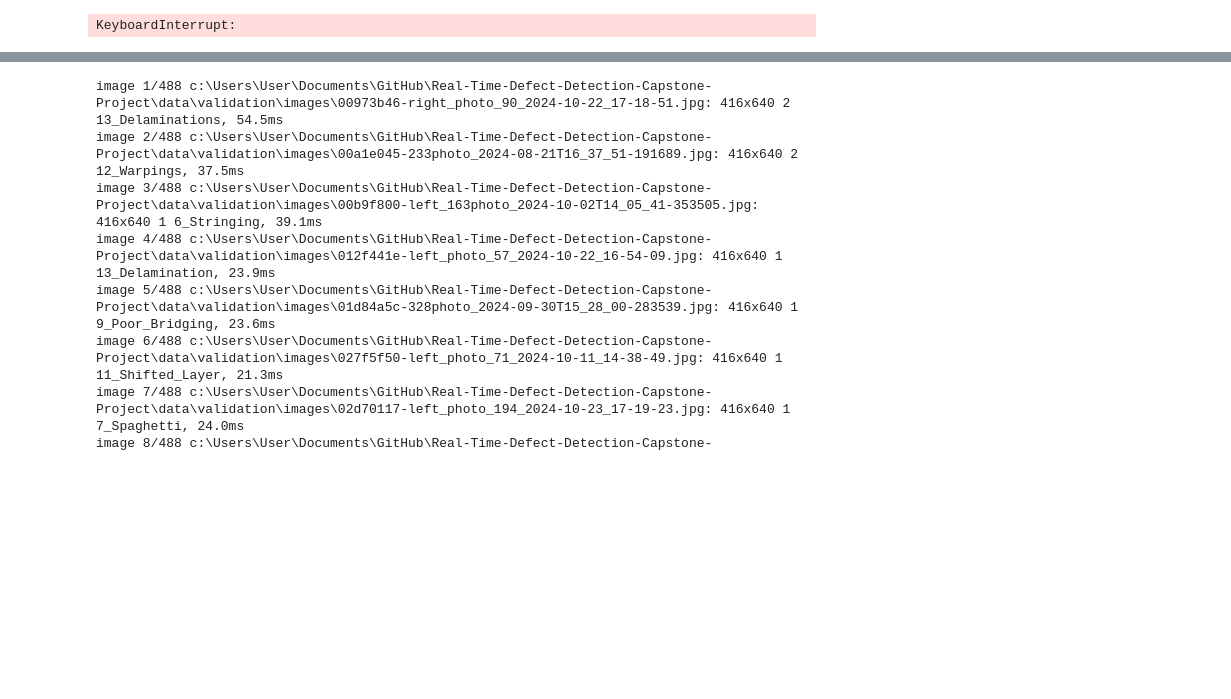
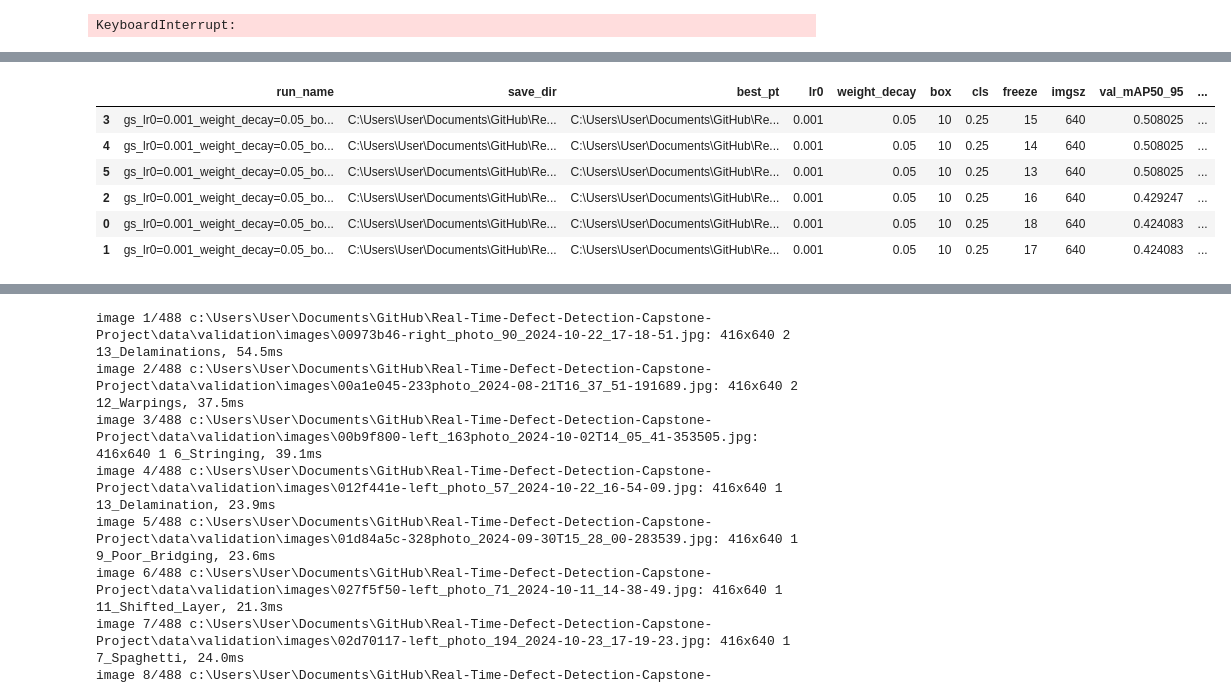
Before and after one commit to gungorman/Real-Time-Defect-Detection-Capstone-Project, a Jupyter notebook: traning_loop.ipynb, the cells around one changed output, grey strips where cells are left out. Drawn from its saved outputs; the diff is of its cells as text; code cells hidden in the pictures; blank space fills up the shorter version.

```diff
--- a/traning_loop.ipynb
+++ b/traning_loop.ipynb
@@ -307,3 +307,91 @@ Freezing layer 'model.16.bn.weight'
 Freezing layer 'model.16.bn.bias'
 Freezing layer 'model.22.dfl.conv.weight'
 KeyboardInterrupt:
+# %%
+from ultralytics import YOLO
+from pathlib import Path
+import itertools
+import pandas as pd
+import time
+
+# CONFIG
+DATA_YAML = "data/data.yaml"
+BASE_MODEL = "yolov8s.pt"
+DEVICE = 0
+PROJECT = "runs/final_gridsearch"
+GRID_EPOCHS = 15
+FIXED_IMGSZ = 640
+SEED = 42
+
+# GRID SETUP
+grid = {
+    "lr0": [0.001],
+    "weight_decay": [0.05],
+    "box": [10],
+    "cls": [0.25],
+    "freeze": [18, 17, 16, 15, 14, 13]
+}
+
+Path(PROJECT).mkdir(parents=True, exist_ok=True)
+
+keys = list(grid.keys())
+combos = list(itertools.product(*[grid[k] for k in keys]))
+print(f"Total runs: {len(combos)}")
+
+rows = []
+t0 = time.time()
+
+for i, values in enumerate(combos, start=1):
+    params = dict(zip(keys, values))
+    run_name = "gs_" + "_".join([f"{k}={v}" for k, v in params.items()])
+
+    print(f"\n[{i}/{len(combos)}] Training: {run_name}")
+    model = YOLO(BASE_MODEL)
+
+    train_results = model.train(
+        data=DATA_YAML,
+        epochs=GRID_EPOCHS,
+        imgsz=FIXED_IMGSZ,
+        lr0=params["lr0"],
+        weight_decay=params["weight_decay"],
+        optimizer="AdamW",
+        box=params["box"],
+        freeze=params["freeze"],
+        batch=16,
+        device=DEVICE,
+        seed=SEED,
+        deterministic=True,
+        project=PROJECT,
+        name=run_name,
+        plots=False,           # faster
+        save=True,
+        val=True,
+        patience=4            # early stopping helps speed grid search
+    )
+
+# After training, evaluate the best checkpoint on val to get a clean final score
+    best_path = Path(model.trainer.save_dir) / "weights" / "best.pt"
+    best_model = YOLO(str(best_path))
+    val_metrics = best_model.val(data=DATA_YAML, split="val", device=DEVICE, plots=False)
+
+    # Extract metrics (these attribute names are stable in Ultralytics v8.x)
+    row = {
+        "run_name": run_name,
+        "save_dir": str(model.trainer.save_dir),
+        "best_pt": str(best_path),
+        **params,
+        "imgsz": params.get("imgsz", FIXED_IMGSZ),
+        "val_mAP50_95": float(val_metrics.box.map),     # mAP@[.5:.95]
+        "val_mAP50": float(val_metrics.box.map50),      # mAP@.5
+        "val_precision": float(val_metrics.box.mp),     # mean precision
+        "val_recall": float(val_metrics.box.mr),        # mean recall
+    }
+    rows.append(row)
+
+ # Write partial results continuously (so you don’t lose progress)
+    df = pd.DataFrame(rows).sort_values("val_mAP50_95", ascending=False)
+    df.to_csv(Path(PROJECT) / "grid_results.csv", index=False)
+
+print(f"\nDone in {(time.time()-t0)/60:.1f} minutes.")
+df.head(10)
+# %% [output]
@@ -310,3 +440,10 @@ KeyboardInterrupt:
+|  | run_name | save_dir | best_pt | lr0 | weight_decay | box | cls | freeze | imgsz | val_mAP50_95 | ... |
+| 3 | gs_lr0=0.001_weight_decay=0.05_bo... | C:\Users\User\Documents\GitHub\Re... | C:\Users\User\Documents\GitHub\Re... | 0.001 | 0.05 | 10 | 0.25 | 15 | 640 | 0.508025 | ... |
+| 4 | gs_lr0=0.001_weight_decay=0.05_bo... | C:\Users\User\Documents\GitHub\Re... | C:\Users\User\Documents\GitHub\Re... | 0.001 | 0.05 | 10 | 0.25 | 14 | 640 | 0.508025 | ... |
+| 5 | gs_lr0=0.001_weight_decay=0.05_bo... | C:\Users\User\Documents\GitHub\Re... | C:\Users\User\Documents\GitHub\Re... | 0.001 | 0.05 | 10 | 0.25 | 13 | 640 | 0.508025 | ... |
+| 2 | gs_lr0=0.001_weight_decay=0.05_bo... | C:\Users\User\Documents\GitHub\Re... | C:\Users\User\Documents\GitHub\Re... | 0.001 | 0.05 | 10 | 0.25 | 16 | 640 | 0.429247 | ... |
+| 0 | gs_lr0=0.001_weight_decay=0.05_bo... | C:\Users\User\Documents\GitHub\Re... | C:\Users\User\Documents\GitHub\Re... | 0.001 | 0.05 | 10 | 0.25 | 18 | 640 | 0.424083 | ... |
+| 1 | gs_lr0=0.001_weight_decay=0.05_bo... | C:\Users\User\Documents\GitHub\Re... | C:\Users\User\Documents\GitHub\Re... | 0.001 | 0.05 | 10 | 0.25 | 17 | 640 | 0.424083 | ... |
 # %%
 from ultralytics import YOLO
 import pandas as pd
```
Also changed, not shown: parts of 2 cells of this notebook, 18 other files.
